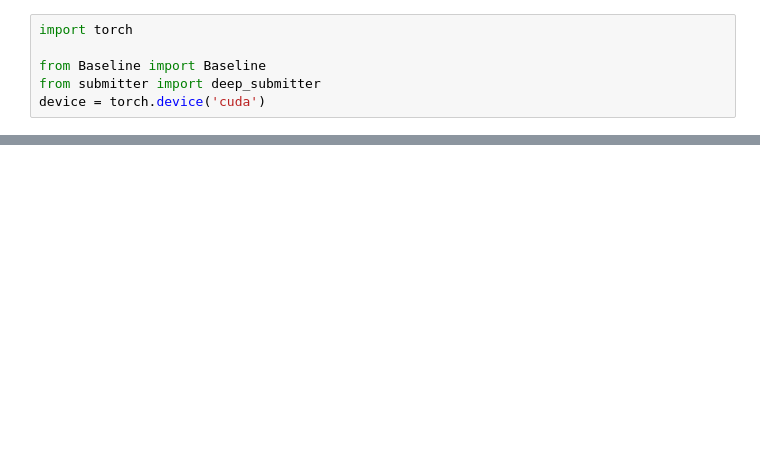
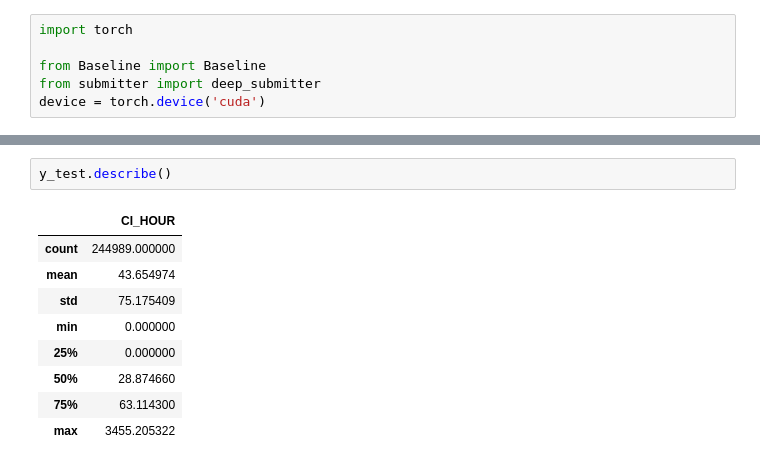
Before and after one commit to GiBeomGood/HD-AI-Challenge, a Jupyter notebook: dl_testing.ipynb, the cells around one changed output, grey strips where cells are left out. Drawn from its saved outputs; the diff is of its cells as text; blank space fills up the shorter version.

```diff
--- a/dl_testing.ipynb
+++ b/dl_testing.ipynb
@@ -25 +25,13 @@ y_test
 244989 rows × 2 columns
+# %%
+y_test.describe()
+# %% [output]
+|  | CI_HOUR |
+| count | 244989.000000 |
+| mean | 43.654974 |
+| std | 75.175409 |
+| min | 0.000000 |
+| 25% | 0.000000 |
+| 50% | 28.874660 |
+| 75% | 63.114300 |
+| max | 3455.205322 |
```
Also changed, not shown: parts of 2 cells of this notebook, 5 other files.
